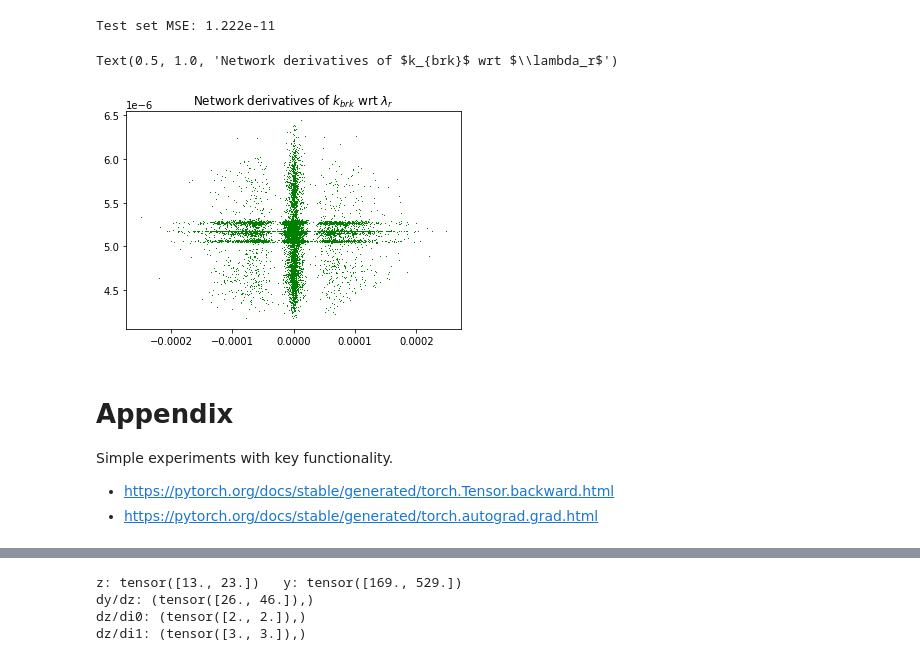
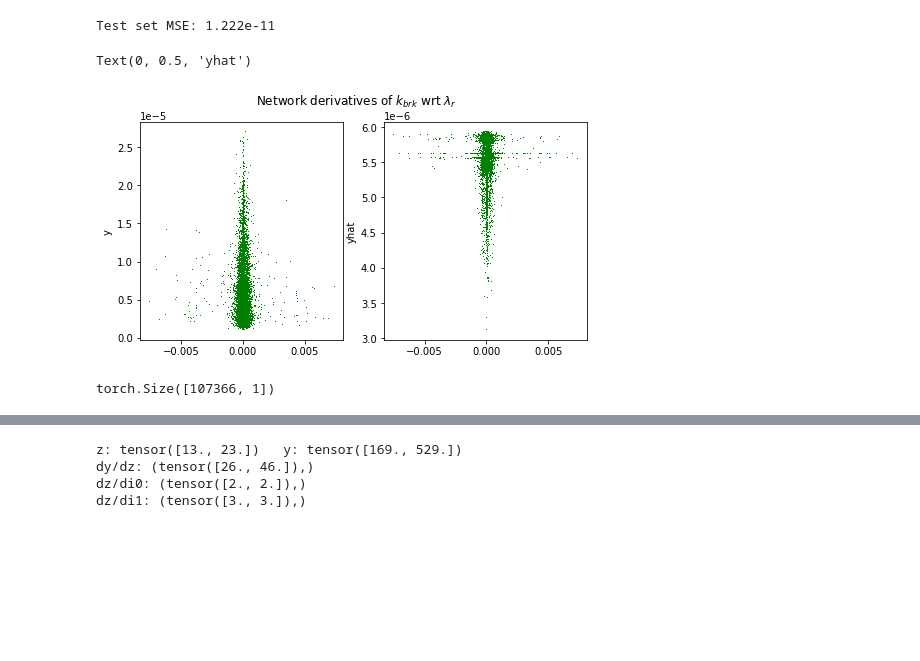
Before and after one commit to vtd9/solar_regression, a Jupyter notebook: hw2.ipynb, the cells around one changed output, grey strips where cells are left out. Drawn from its saved outputs; the diff is of its cells as text; code cells hidden in the pictures; blank space fills up the shorter version.

Commit message:
experiments with lambda_r only & Lperp only

```diff
--- a/hw2.ipynb
+++ b/hw2.ipynb
@@ -338,7 +342,7 @@ def test_loop(loader, model, loss_fun, device='cpu', get_jacobian=False):
         jacobians = torch.concat(
             [jacobians, torch.concat([
                 torch.autograd.functional.jacobian(model, X).sum(dim=0)[0],
-                yhat], dim=1)])
+                yhat, y], dim=1)])
 
   if get_jacobian:
     return test_loss/len(loader), jacobians
@@ -955,16 +966,43 @@ test_loss, j_lam_r = test_loop(test_loader_lam_r, model, mse, get_jacobian=True)
 print('Test set MSE: {:.3e}'.format(test_loss))
 # %% [output]
 Test set MSE: 1.222e-11
-# %%
-plt.plot(j_lam_r[:, 0].reshape(-1, 1), j_lam_r[:, -1], 'g,')
-plt.title('Network derivatives of $k_{brk}$ wrt $\lambda_r$')
-# %% [output]
-Text(0.5, 1.0, 'Network derivatives of $k_{brk}$ wrt $\\lambda_r$')
-[figure, removed]
-# %% [markdown]
-# Appendix
-
-Simple experiments with key functionality.
-
-* https://pytorch.org/docs/stable/generated/torch.Tensor.backward.html
-* https://pytorch.org/docs/stable/generated/torch.autograd.grad.html
+# %%
+fig, (ax1, ax2) = plt.subplots(1, 2, figsize=(8, 4))
+fig.suptitle('Network derivatives of $k_{brk}$ wrt $\lambda_r$')
+
+# y: actual labels
+ax1.plot(j_lam_r[:, 0].reshape(-1, 1), j_lam_r[:, -1], 'g,')
+ax1.set_ylabel('y')
+
+# yhat: predictions
+ax2.plot(j_lam_r[:, 0].reshape(-1, 1), j_lam_r[:, -2], 'g,')
+ax2.set_ylabel('yhat')
+# %% [output]
+Text(0, 0.5, 'yhat')
+[figure, added]
+# %%
+# Lperp is the second to last column in the derived variables
+Lperp_set = torch.utils.data.TensorDataset(
+    torch.nn.functional.normalize(deriv[:, 13].reshape(-1, 1), dim=0), dep)
+
+# Check dimensions
+print(Lperp_set[:][0].shape)
+
+# Split
+train_Lperp, valid_Lperp, test_Lperp = torch.utils.data.random_split(
+    Lperp_set, splits)
+
+# Define dataloaders
+BATCH_SIZE = 128
+NUM_WORK = 2
+train_loader_Lperp = torch.utils.data.DataLoader(
+    dataset=train_Lperp, batch_size=BATCH_SIZE,
+    shuffle=True, num_workers=NUM_WORK)
+valid_loader_Lperp = torch.utils.data.DataLoader(
+    dataset=valid_Lperp, batch_size=BATCH_SIZE,
+    shuffle=True, num_workers=NUM_WORK)
+test_loader_Lperp = torch.utils.data.DataLoader(
+    dataset=test_Lperp, batch_size=BATCH_SIZE,
+    shuffle=True, num_workers=NUM_WORK)
+# %% [output]
+torch.Size([107366, 1])
```
Also changed, not shown: parts of 9 cells of this notebook.
